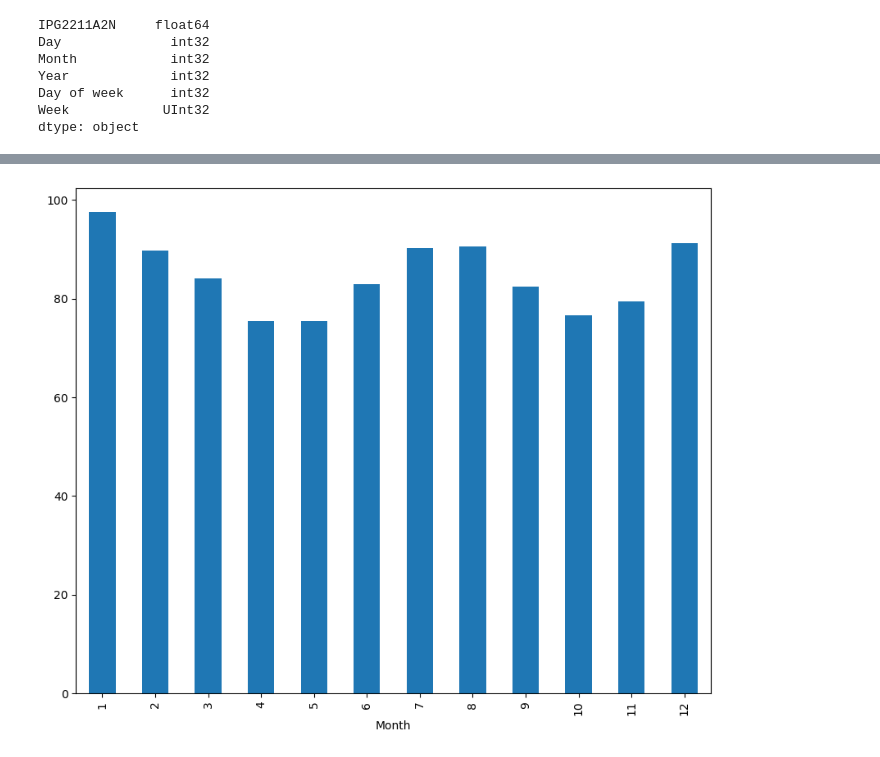
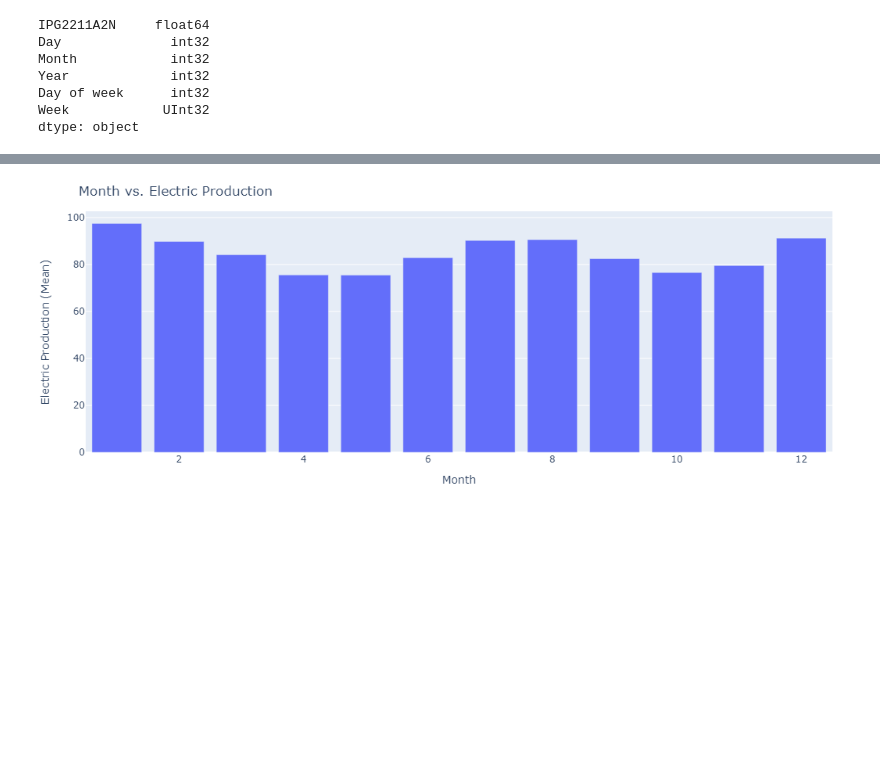
Before and after one commit to Harry262000/Portfolio_Projects, a Jupyter notebook: Electricity_production_forcasting.ipynb, the cells around one changed output, grey strips where cells are left out. Drawn from its saved outputs; the diff is of its cells as text; code cells hidden in the pictures; blank space fills up the shorter version.

```diff
--- a/Electricity_production_forcasting.ipynb
+++ b/Electricity_production_forcasting.ipynb
@@ -11,6 +12,6 @@ import plotly.express as px
 %matplotlib inline
 # %%
-df = pd.read_csv("C:/Users/harshal/Downloads/IPG2211A2N.csv", index_col='DATE', parse_dates=True )
+df = pd.read_csv("Data/IPG2211A2N.csv", index_col='DATE', parse_dates=True )
 df.head()
 # %% [output]
 |  | IPG2211A2N |
@@ -155,11 +153,22 @@ plt.show()
 # %%
 #month vs electric production
+fig = px.bar(
+    df1.groupby("Month")["IPG2211A2N"].mean().reset_index(),  # Prepare data for Plotly
+    x="Month",
+    y="IPG2211A2N",
+    labels={"Month": "Month", "IPG2211A2N": "Electric Production (Mean)"},  # Clearer labels
+    title="Month vs. Electric Production",
+    height=400,  # Adjust height as needed
+)
 
-plt.figure(figsize=(10,8))
-df1.groupby("Month")["IPG2211A2N"].mean().plot(kind="bar")
-plt.show()
-#no noticable trend
+fig.update_layout(
+    xaxis_title="Month",  # Explicitly set axis titles
+    yaxis_title="Electric Production (Mean)",
+    margin=dict(l=20, r=20, t=40, b=20),  # Adjust margins for better spacing
+)
+
+fig.show()
 # %% [output]
-[figure, old version]
+[figure, new version]
 # %%
 #week number vs electric production
```
Also changed, not shown: parts of 7 cells of this notebook, 1 other file.
